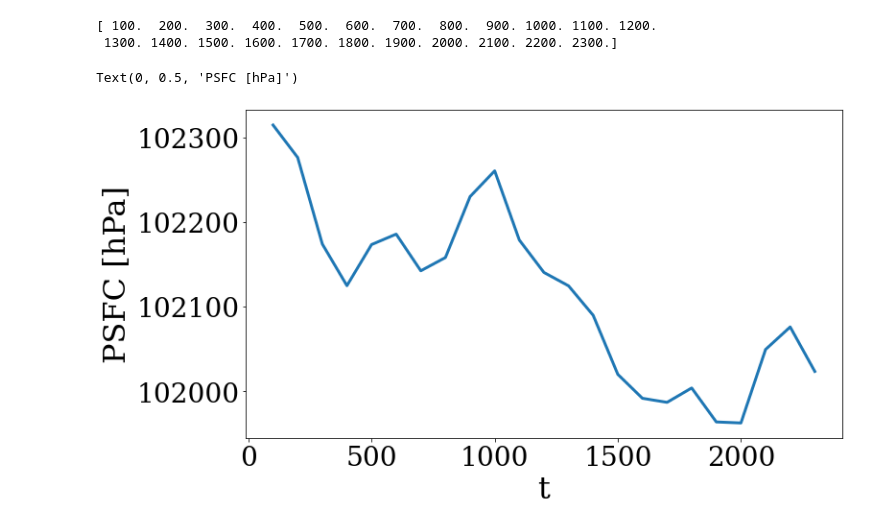
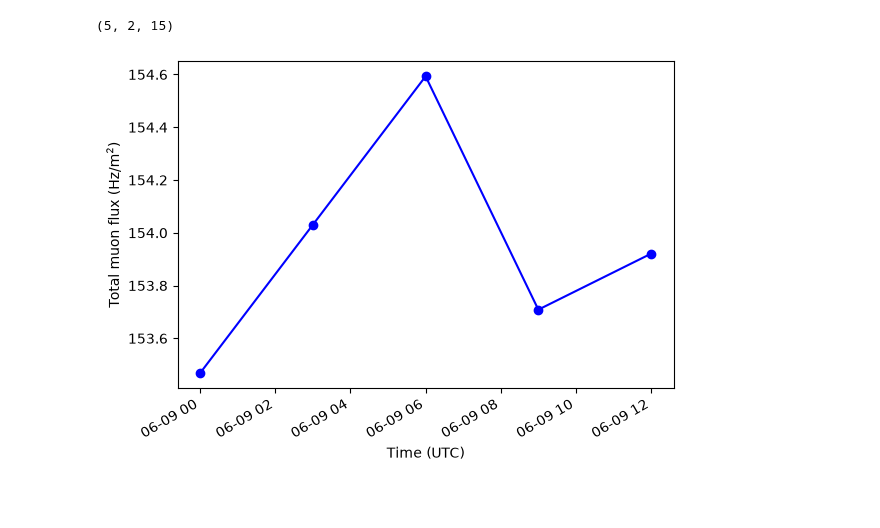
Before and after one commit to o-thorp7/MuSim_USyd, a Jupyter notebook: plot_output.ipynb, the cells around one changed output. Drawn from its saved outputs; the diff is of its cells as text; code cells hidden in the pictures; blank space fills up the shorter version.

Commit message:
extract and plot (psfc not working yet). git hash included. timing conda vs python venv

```diff
--- a/plot_output.ipynb
+++ b/plot_output.ipynb
@@ -46,18 +0,0 @@ Text(0, 0.5, 'Muon flux [Hz/m^2?]')
-# %%
-psfcdata = np.load('/home/william/Downloads/ensda_sydney/datafiles/true_psfcs.npy')
-ts = psfcdata[0]
-psfcs = psfcdata[1]
-
-psfcdata = np.load('/home/william/Downloads/ensda_sydney/datafiles/true_psfcs_20210320.npy')
-#ts = np.append(ts, 2400+psfcdata[0])
-#psfcs = np.append(psfcs, psfcdata[1])
-
-plt.plot(ts, psfcs)
-print(ts)
-plt.xlabel('t')
-plt.ylabel('PSFC [hPa]')
-# %% [output]
-[ 100.  200.  300.  400.  500.  600.  700.  800.  900. 1000. 1100. 1200.
- 1300. 1400. 1500. 1600. 1700. 1800. 1900. 2000. 2100. 2200. 2300.]
-Text(0, 0.5, 'PSFC [hPa]')
-[figure, removed]
@@ -63,0 +5,31 @@ Text(0, 0.5, 'PSFC [hPa]')
+# %%
+summary_dir = Path("local_conda_test_7252126_results/summary")
+# summary_dir = Path("local_venv_test_7252126_results/summary")
+mufluxes = np.load(summary_dir / "combined_mufluxes.npy")
+psfc = np.load(summary_dir / "combined_psfc.npy", allow_pickle=True) # not working yet
+times = np.load(summary_dir / "combined_times.npy", allow_pickle=True)
+# %%
+mufluxes.shape
+# (x, y, z) means x time-points, array of angles of length z, array of fluxes of length z
+# %% [output]
+(5, 2, 15)
+# %%
+muflux_sum_over_ang = np.sum(mufluxes, axis=2)[:,1]
+
+fig, ax_flux = plt.subplots()
+# ax_psfc = ax_flux.twinx()
+
+ax_flux.plot(times, muflux_sum_over_ang, marker='o', color="blue", label="Flux")
+ax_flux.set_xlabel('Time (UTC)')
+ax_flux.set_ylabel('Total muon flux (Hz/m$^2$)')
+# ax_flux.legend(loc="upper left")
+
+# ax_psfc.plot(times, psfc, marker='o', color="red", label="PSFC")
+# ax_psfc.set_ylabel('PSFC [hPa]')
+# ax_psfc.set_xlabel('Time (UTC)')
+# ax_psfc.legend(loc="upper right")
+
+fig.autofmt_xdate()
+plt.show()
+# %% [output]
+[figure, added]
```
Also changed, not shown: parts of 4 cells of this notebook, 11 other files.
